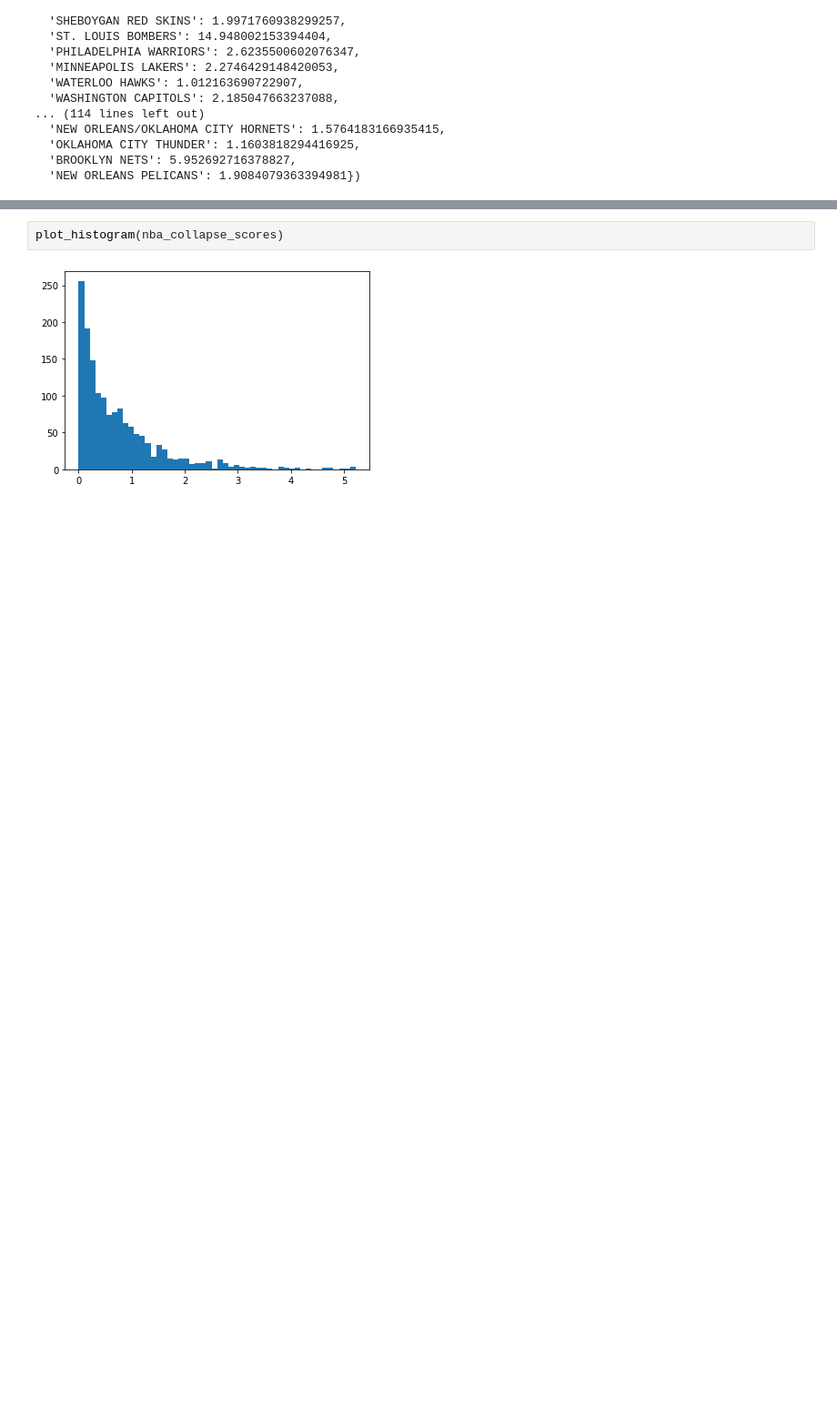
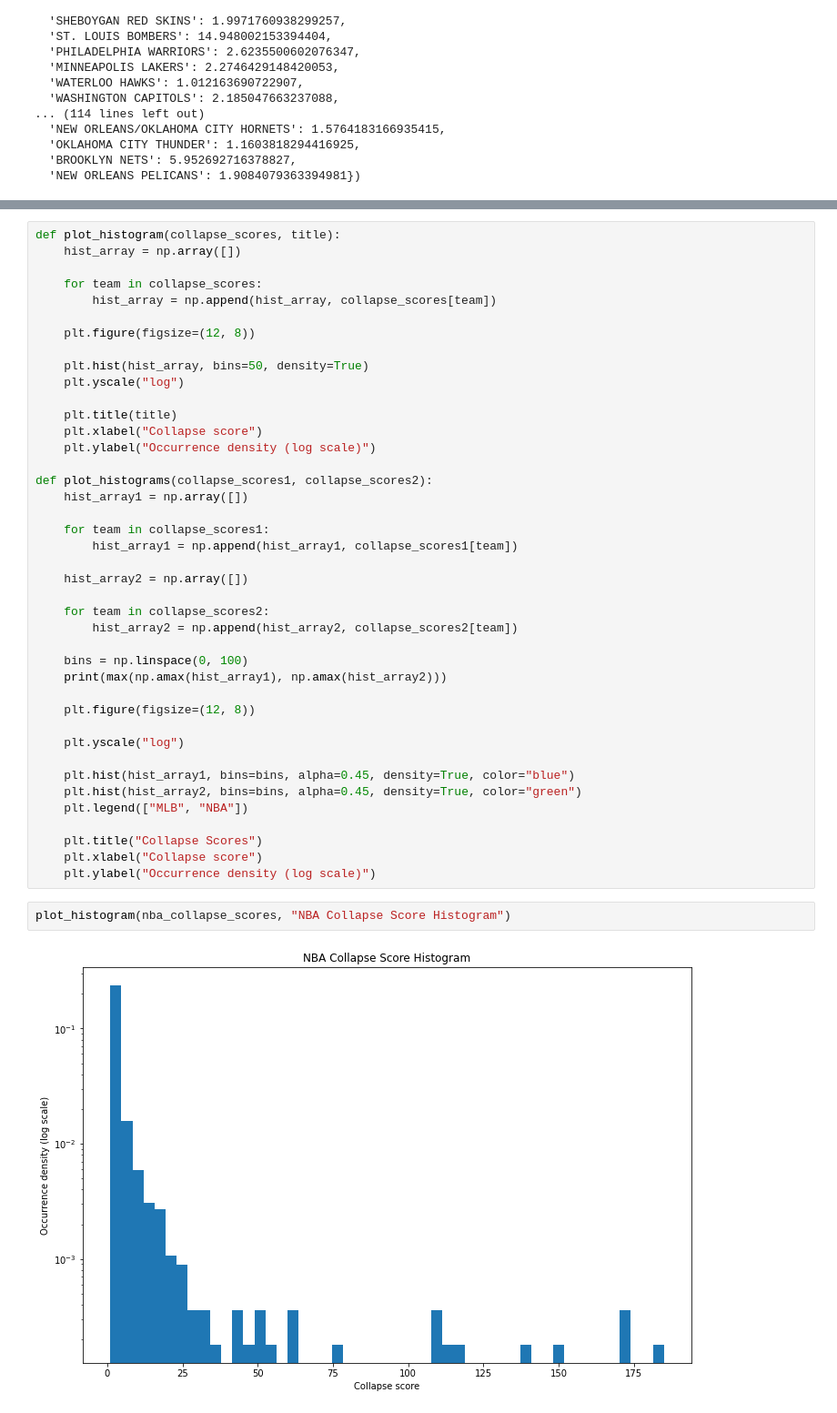
Before and after one commit to arpanlaha/math199-project-2, a Jupyter notebook: collapses.ipynb, the cells around one changed output, grey strips where cells are left out. Shown: that part at 91% size. Drawn from its saved outputs; the diff is of its cells as text; blank space fills up the shorter version.

Commit message:
start on updated histograms

```diff
--- a/collapses.ipynb
+++ b/collapses.ipynb
@@ -142,5 +138,46 @@ def plot_histogram(collapse_scores):
+# %%
+def plot_histogram(collapse_scores, title):
+    hist_array = np.array([])
+
+    for team in collapse_scores:
+        hist_array = np.append(hist_array, collapse_scores[team])
+
+    plt.figure(figsize=(12, 8))
+
+    plt.hist(hist_array, bins=50, density=True)
+    plt.yscale("log")
+
+    plt.title(title)
+    plt.xlabel("Collapse score")
+    plt.ylabel("Occurrence density (log scale)")
+
+def plot_histograms(collapse_scores1, collapse_scores2):
+    hist_array1 = np.array([])
+
+    for team in collapse_scores1:
+        hist_array1 = np.append(hist_array1, collapse_scores1[team])
+
+    hist_array2 = np.array([])
+
+    for team in collapse_scores2:
+        hist_array2 = np.append(hist_array2, collapse_scores2[team])
+
+    bins = np.linspace(0, 100)
+    print(max(np.amax(hist_array1), np.amax(hist_array2)))
+
+    plt.figure(figsize=(12, 8))
+
+    plt.yscale("log")
+
+    plt.hist(hist_array1, bins=bins, alpha=0.45, density=True, color="blue")
+    plt.hist(hist_array2, bins=bins, alpha=0.45, density=True, color="green")
+    plt.legend(["MLB", "NBA"])
+
+    plt.title("Collapse Scores")
+    plt.xlabel("Collapse score")
+    plt.ylabel("Occurrence density (log scale)")
 # %%
-plot_histogram(nba_collapse_scores)
+plot_histogram(nba_collapse_scores, "NBA Collapse Score Histogram")
 # %% [output]
-[figure, old version]
+[figure, new version]
 # %%
```
Also changed, not shown: parts of 8 cells of this notebook.
